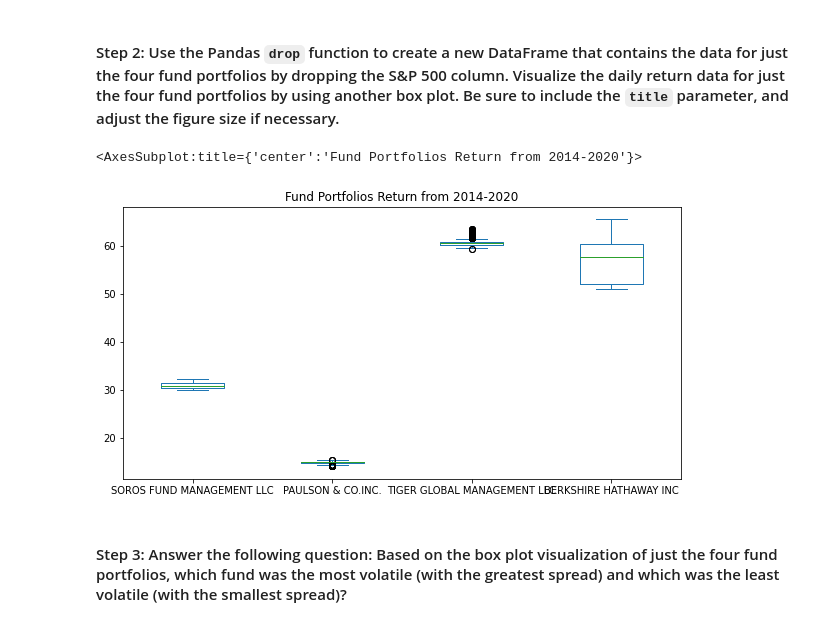
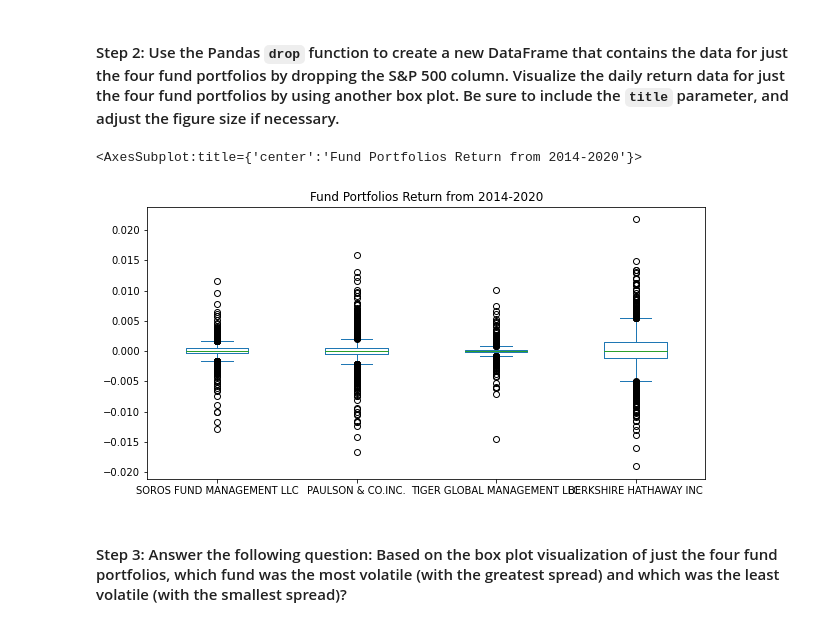
Before and after one commit to danicavalera/Module4, a Jupyter notebook: Assignment4/risk_return_analysis.ipynb, the cells around one changed output. Cells and saved outputs as stored; diff of their text form; code cells hidden in the pictures.

Commit message:
Used dailyreturns_df

```diff
--- a/Assignment4/risk_return_analysis.ipynb
+++ b/Assignment4/risk_return_analysis.ipynb
@@ -130,8 +130,8 @@ whale_navs_df.head()
 # Prepare for the analysis by converting the dataframe of NAVs and prices to daily returns
 # Drop any rows with all missing values
 # Review the first five rows of the daily returns DataFrame.
-dailyreturns = whale_navs_df.pct_change().dropna()
-dailyreturns.head()
+dailyreturns_df = whale_navs_df.pct_change().dropna()
+dailyreturns_df.head()
 # %% [output]
 |  | SOROS FUND MANAGEMENT LLC | PAULSON & CO.INC. | TIGER GLOBAL MANAGEMENT LLC | BERKSHIRE HATHAWAY INC | S&P 500 |
 | date |  |  |  |  |  |
@@ -210,12 +210,12 @@ dailyreturns.plot(kind="box", figsize=(10,5), title="Daily Returns from 2014-202
 # %%
 # Create a new DataFrame containing only the 4 fund portfolios by dropping the S&P 500 column from the DataFrame
 # Create box plots to reflect the return data for only the 4 fund portfolios
 # Include a title parameter and adjust the figure size
-fund_portfolio_df = whale_navs_df.drop(columns=["S&P 500"])
+fund_portfolio_df = dailyreturns_df.drop(columns=["S&P 500"])
 fund_portfolio_df.plot(kind="box", figsize=(10,5), title="Fund Portfolios Return from 2014-2020")
 # %% [output]
 <AxesSubplot:title={'center':'Fund Portfolios Return from 2014-2020'}>
-[figure, old version]
+[figure, new version]
 # %% [markdown]
 #### Step 3: Answer the following question: Based on the box plot visualization of just the four fund portfolios, which fund was the most volatile (with the greatest spread) and which was the least volatile (with the smallest spread)?
 # %% [markdown]
```
Also changed, not shown: parts of 11 cells of this notebook.
